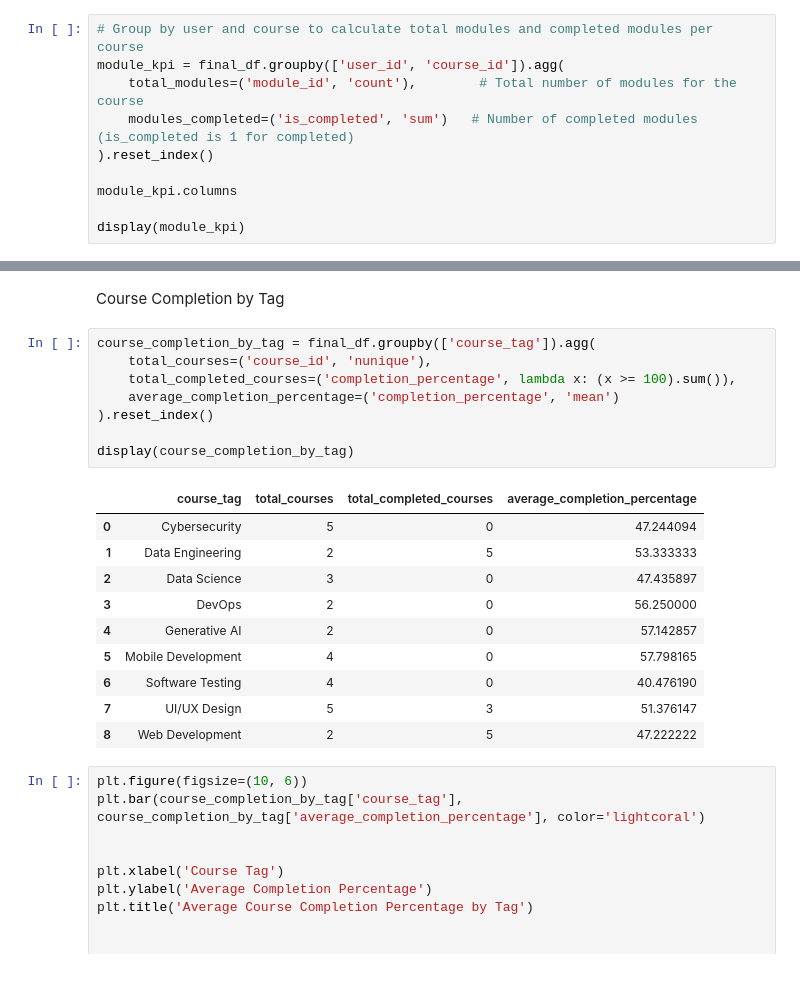
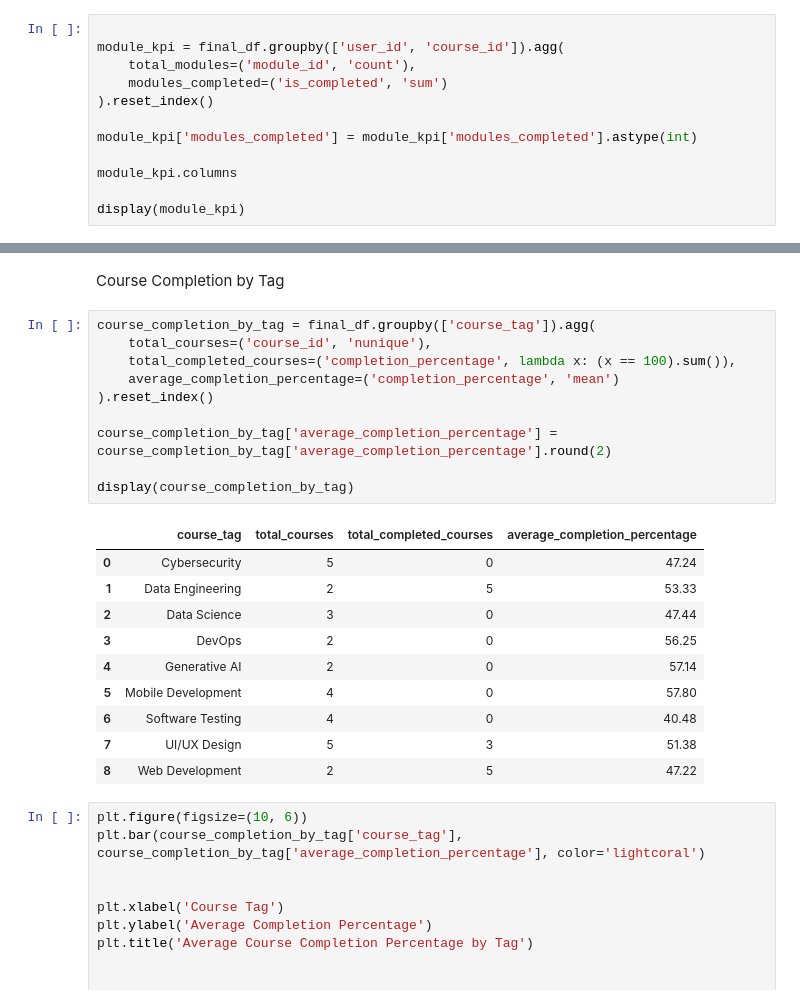
Before and after one commit to vikasreddy1406/Course_completion_project, a Jupyter notebook: data_engineering/data_report_script.ipynb, the cells around one changed output, grey strips where cells are left out. Cells and saved outputs as stored; diff of their text form.

```diff
--- a/data_engineering/data_report_script.ipynb
+++ b/data_engineering/data_report_script.ipynb
@@ -200,11 +199,13 @@ final_df
 # %% [markdown]
 Employee Course KPI: This captures each employee’s course progress (average completion percentage and performance score). This will be useful for understanding how far employees have progressed in their courses and how they’re performing.
 # %%
-# Group by user and course to calculate total modules and completed modules per course
+
 module_kpi = final_df.groupby(['user_id', 'course_id']).agg(
-    total_modules=('module_id', 'count'),        # Total number of modules for the course
-    modules_completed=('is_completed', 'sum')   # Number of completed modules (is_completed is 1 for completed)
+    total_modules=('module_id', 'count'),
+    modules_completed=('is_completed', 'sum')
 ).reset_index()
+
+module_kpi['modules_completed'] = module_kpi['modules_completed'].astype(int)
 
 module_kpi.columns
 
@@ -344,22 +344,24 @@ Course Completion by Tag
 # %%
 course_completion_by_tag = final_df.groupby(['course_tag']).agg(
     total_courses=('course_id', 'nunique'),
-    total_completed_courses=('completion_percentage', lambda x: (x >= 100).sum()),
+    total_completed_courses=('completion_percentage', lambda x: (x == 100).sum()),
     average_completion_percentage=('completion_percentage', 'mean')
 ).reset_index()
 
+course_completion_by_tag['average_completion_percentage'] = course_completion_by_tag['average_completion_percentage'].round(2)
+
 display(course_completion_by_tag)
 # %% [output]
 |  | course_tag | total_courses | total_completed_courses | average_completion_percentage |
-| 0 | Cybersecurity | 5 | 0 | 47.244094 |
-| 1 | Data Engineering | 2 | 5 | 53.333333 |
-| 2 | Data Science | 3 | 0 | 47.435897 |
-| 3 | DevOps | 2 | 0 | 56.250000 |
-| 4 | Generative AI | 2 | 0 | 57.142857 |
-| 5 | Mobile Development | 4 | 0 | 57.798165 |
-| 6 | Software Testing | 4 | 0 | 40.476190 |
-| 7 | UI/UX Design | 5 | 3 | 51.376147 |
-| 8 | Web Development | 2 | 5 | 47.222222 |
+| 0 | Cybersecurity | 5 | 0 | 47.24 |
+| 1 | Data Engineering | 2 | 5 | 53.33 |
+| 2 | Data Science | 3 | 0 | 47.44 |
+| 3 | DevOps | 2 | 0 | 56.25 |
+| 4 | Generative AI | 2 | 0 | 57.14 |
+| 5 | Mobile Development | 4 | 0 | 57.80 |
+| 6 | Software Testing | 4 | 0 | 40.48 |
+| 7 | UI/UX Design | 5 | 3 | 51.38 |
+| 8 | Web Development | 2 | 5 | 47.22 |
 # %%
 plt.figure(figsize=(10, 6))
 plt.bar(course_completion_by_tag['course_tag'], course_completion_by_tag['average_completion_percentage'], color='lightcoral')
```
Also changed, not shown: parts of 13 cells of this notebook, 1 other file.
